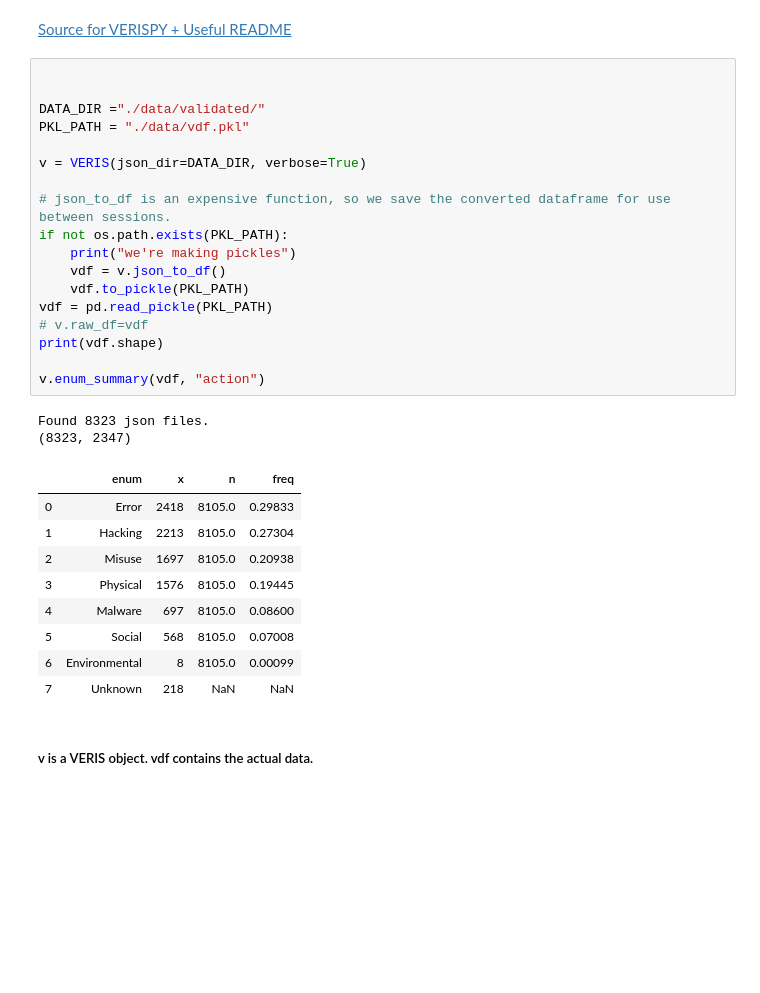
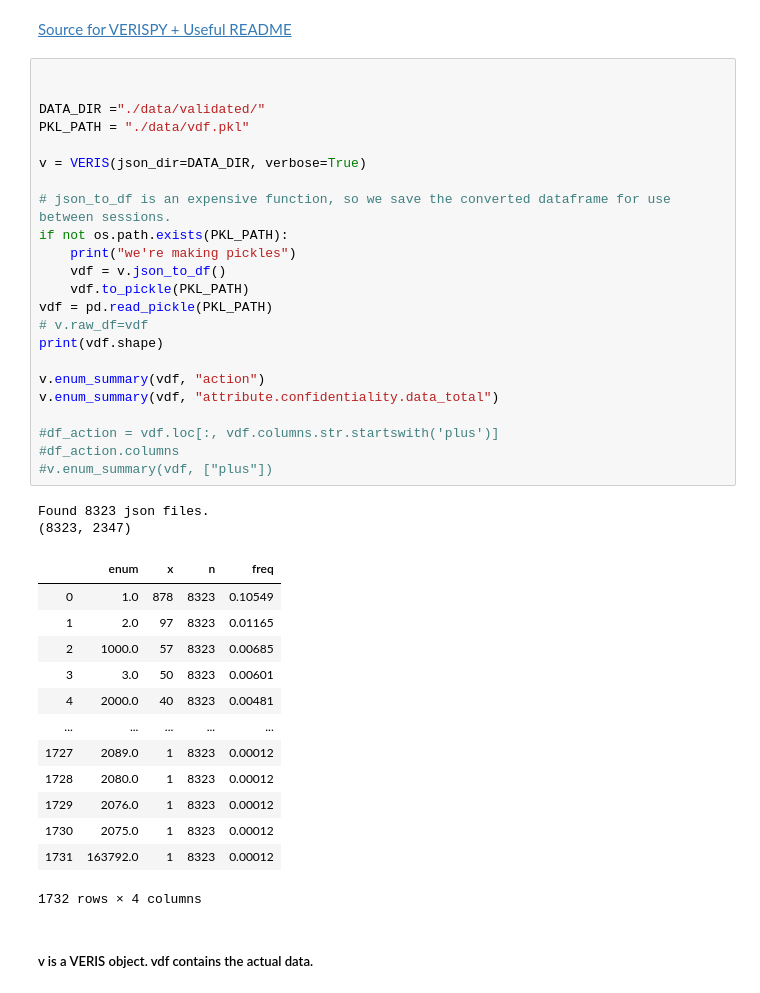
Before and after one commit to ethanpaek/CloudBleed_Project_2019, a Jupyter notebook: vcdb_parse.ipynb, the cells around one changed output. Drawn from its saved outputs; the diff is of its cells as text; blank space fills up the shorter version.

```diff
--- a/vcdb_parse.ipynb
+++ b/vcdb_parse.ipynb
@@ -8,33 +8,42 @@ from verispy import VERIS
 # %%
 
 
 DATA_DIR ="./data/validated/"
 PKL_PATH = "./data/vdf.pkl"
 
 v = VERIS(json_dir=DATA_DIR, verbose=True)
 
 # json_to_df is an expensive function, so we save the converted dataframe for use between sessions.
 if not os.path.exists(PKL_PATH):
     print("we're making pickles")
     vdf = v.json_to_df()
     vdf.to_pickle(PKL_PATH)
 vdf = pd.read_pickle(PKL_PATH)
 # v.raw_df=vdf
 print(vdf.shape)
 
 v.enum_summary(vdf, "action")
+v.enum_summary(vdf, "attribute.confidentiality.data_total")
+
+#df_action = vdf.loc[:, vdf.columns.str.startswith('plus')]
+#df_action.columns
+#v.enum_summary(vdf, ["plus"])
 # %% [output]
 Found 8323 json files.
 (8323, 2347)
 |  | enum | x | n | freq |
-| 0 | Error | 2418 | 8105.0 | 0.29833 |
-| 1 | Hacking | 2213 | 8105.0 | 0.27304 |
-| 2 | Misuse | 1697 | 8105.0 | 0.20938 |
-| 3 | Physical | 1576 | 8105.0 | 0.19445 |
-| 4 | Malware | 697 | 8105.0 | 0.08600 |
-| 5 | Social | 568 | 8105.0 | 0.07008 |
-| 6 | Environmental | 8 | 8105.0 | 0.00099 |
-| 7 | Unknown | 218 | NaN | NaN |
+| 0 | 1.0 | 878 | 8323 | 0.10549 |
+| 1 | 2.0 | 97 | 8323 | 0.01165 |
+| 2 | 1000.0 | 57 | 8323 | 0.00685 |
+| 3 | 3.0 | 50 | 8323 | 0.00601 |
+| 4 | 2000.0 | 40 | 8323 | 0.00481 |
+| ... | ... | ... | ... | ... |
+| 1727 | 2089.0 | 1 | 8323 | 0.00012 |
+| 1728 | 2080.0 | 1 | 8323 | 0.00012 |
+| 1729 | 2076.0 | 1 | 8323 | 0.00012 |
+| 1730 | 2075.0 | 1 | 8323 | 0.00012 |
+| 1731 | 163792.0 | 1 | 8323 | 0.00012 |
+1732 rows × 4 columns
 # %% [markdown]
 ##### v is a VERIS object. vdf contains the actual data.
 # %% [markdown]
```
Also changed, not shown: parts of 14 cells of this notebook.
